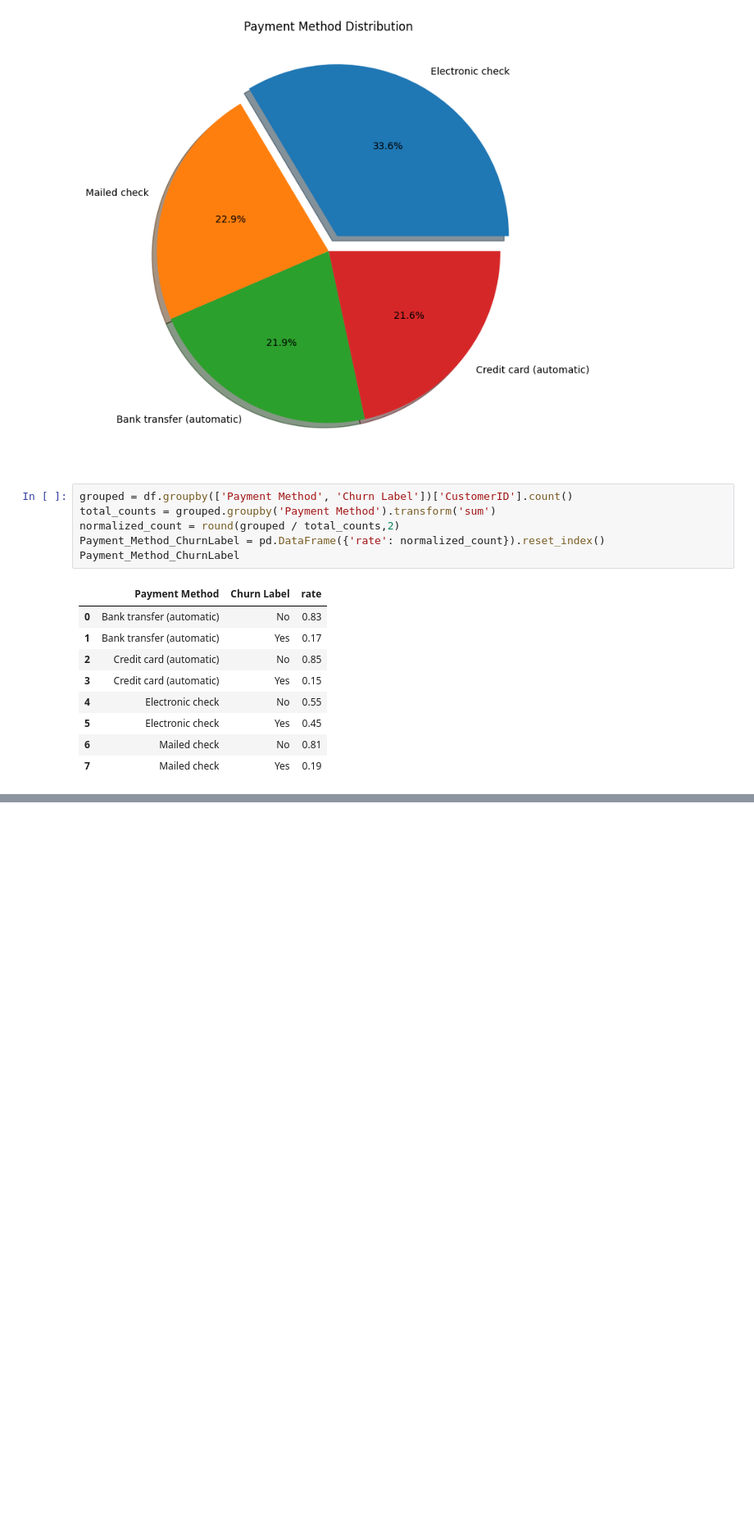
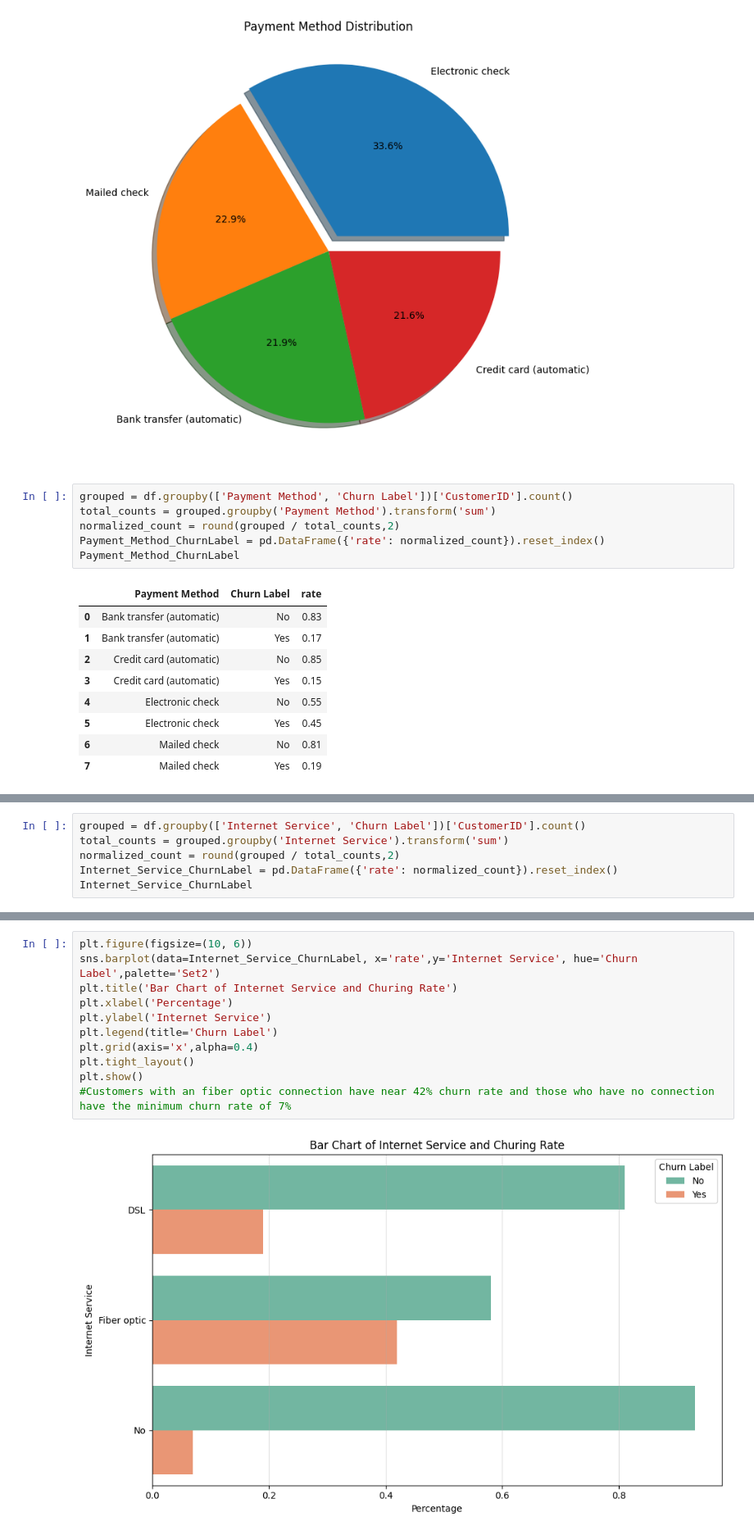
Before and after one commit to ArnabPurkaystha/ai_training, a Jupyter notebook: mini_project/project.ipynb, the cells around one changed output, grey strips where cells are left out. Shown at 82% size. Cells and saved outputs as stored; diff of their text form; blank space fills up the shorter version.

```diff
--- a/mini_project/project.ipynb
+++ b/mini_project/project.ipynb
@@ -408,0 +400,6 @@ plt.show()
+# %%
+grouped = df.groupby(['Internet Service', 'Churn Label'])['CustomerID'].count()
+total_counts = grouped.groupby('Internet Service').transform('sum')
+normalized_count = round(grouped / total_counts,2)
+Internet_Service_ChurnLabel = pd.DataFrame({'rate': normalized_count}).reset_index()
+Internet_Service_ChurnLabel
@@ -408,0 +414,13 @@ plt.show()
+# %%
+plt.figure(figsize=(10, 6))
+sns.barplot(data=Internet_Service_ChurnLabel, x='rate',y='Internet Service', hue='Churn Label',palette='Set2')
+plt.title('Bar Chart of Internet Service and Churing Rate')
+plt.xlabel('Percentage')
+plt.ylabel('Internet Service')
+plt.legend(title='Churn Label')
+plt.grid(axis='x',alpha=0.4)
+plt.tight_layout()
+plt.show()
+#Customers with an fiber optic connection have near 42% churn rate and those who have no connection have the minimum churn rate of 7%
+# %% [output]
+[figure, added]
```
Also changed, not shown: parts of 47 cells of this notebook.
